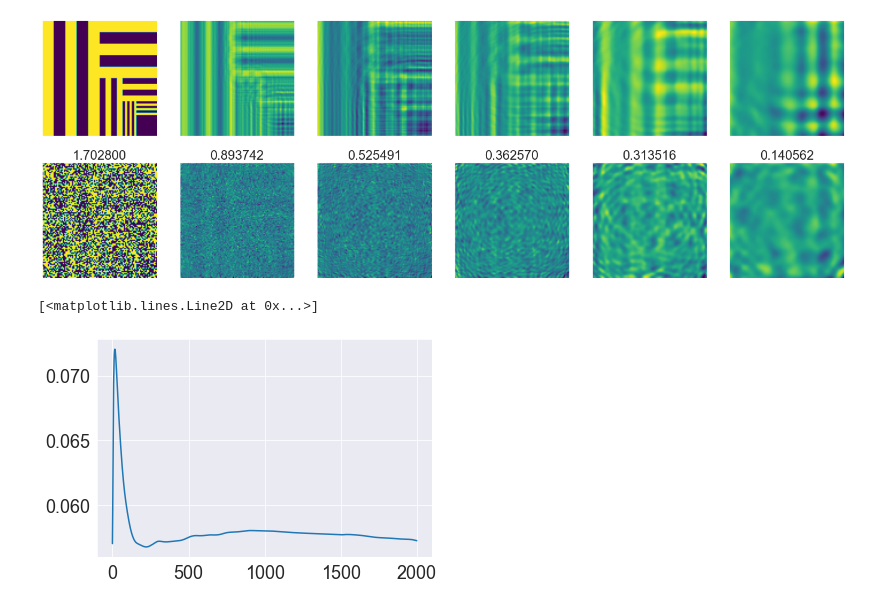
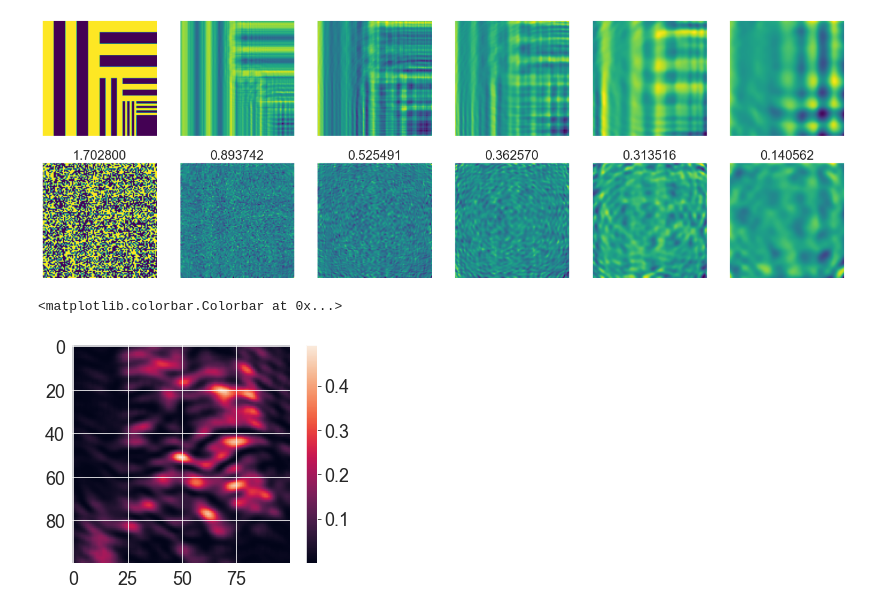
Before and after one commit to fftakumi/MOD2NN, a Jupyter notebook: Faraday/two_dim/test.ipynb, the cells around one changed output. Drawn from its saved outputs; the diff is of its cells as text; code cells hidden in the pictures.

```diff
--- a/Faraday/two_dim/test.ipynb
+++ b/Faraday/two_dim/test.ipynb
@@ -135,49 +135,50 @@ plt.grid(False)
 shape = (100, 100)
 
 wavelength = 800e-9
 d = 0.5e-6
 z = 0.1e-3
 
 phi = np.random.random(shape)
 data = np.loadtxt("data/phase/100px/train_5.csv")
+#data = np.ones_like(data)
 y = np.zeros(shape)
-y[45:55,45:55] = 1
+y[40:60,40:60] = 1
 u = np.fft.fftfreq(shape[1], d)
 v = np.fft.fftfreq(shape[0], d)
 UU, VV = np.meshgrid(u, v)
 w = np.where((UU**2 + VV**2) <= 1 / wavelength**2, np.sqrt(1/wavelength**2 - UU**2 - VV**2), 0)
 H = np.exp(1.0j * 2.0 * np.pi * w * z)
-eta = 0.1
-iter = 2000
+alpha = 0.1
+beta = 0.1
+v = 0
+iter = 1000
 E = []
 for i in range(iter):
     x1 = data
     x2 = x1 * np.exp(1.0j * phi)
     fft_x2 = np.fft.fft2(x2)
-    x3 = np.fft.ifft2(fft_x2 * H)
+    x3 = func.angular_spectrum(x2, wavelength, z, d)
     x4 = x3 * x3.conjugate()
     E.append(np.mean((x4-y)**2))
-    dLdphi = 2 * (x4 - y)
-    dLdphi = dLdphi * (x3 + 1.0j*x3.conjugate())
-    dLdphi = dLdphi * np.fft.ifft2(np.fft.fft2(np.ones_like(x2))*H)
-    dLdphi = dLdphi * 1.0j * x2
-    phi = phi - eta * dLdphi.real
+    dLdphi = 4 * np.mean((x4.real - y))
+    #dLdphi = dLdphi * (x3 + 1.0j*x3.conjugate())
+    dLdphi = dLdphi * x3.conjugate()
+    dLdphi = dLdphi * func.angular_spectrum(np.ones_like(x2), wavelength, z, d) * x2 * 1.0j
+    #dLdphi = dLdphi * 1.0j * x2
+    #dLdphi = dLdphi * 1.0j * x3
+    v = beta*v + (1-beta) * dLdphi.real
+    phi = phi - alpha * v
 
 E = np.array(E)
 x1 = data
 x2 = x1 * np.exp(1.0j * phi)
-fft_x2 = np.fft.fft2(x2)
-u = np.fft.fftfreq(shape[1], d)
-v = np.fft.fftfreq(shape[0], d)
-UU, VV = np.meshgrid(u, v)
-w = np.where((UU**2 + VV**2) <= 1 / wavelength**2, np.sqrt(1/wavelength**2 - UU**2 - VV**2), 0)
-H = np.exp(1.0j * 2.0 * np.pi * w * z)
-x3 = np.fft.ifft2(fft_x2 * H)
+x3 = func.angular_spectrum(x2, wavelength, z, d)
 x4 = x3 * x3.conjugate()
 #plt.imshow(np.abs(x4))
 #plt.grid(False)
 #plt.colorbar()
-plt.plot(E)
+plt.imshow(x4.real)
+plt.colorbar()
 # %% [output]
-[<matplotlib.lines.Line2D at 0x...>]
+<matplotlib.colorbar.Colorbar at 0x...>
-[figure, old version]
+[figure, new version]
```
Also changed, not shown: parts of 4 cells of this notebook, 3 other files.
